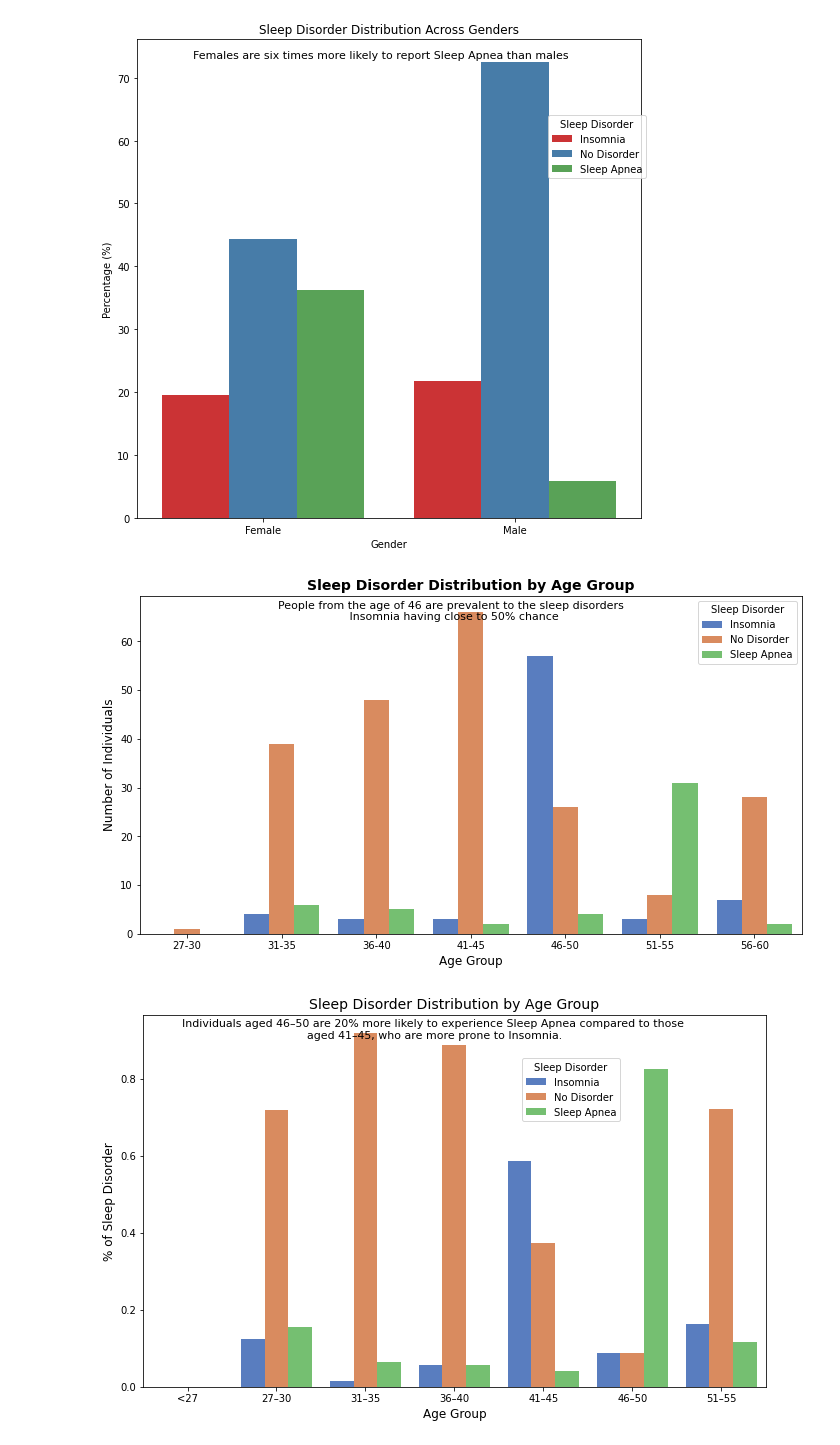
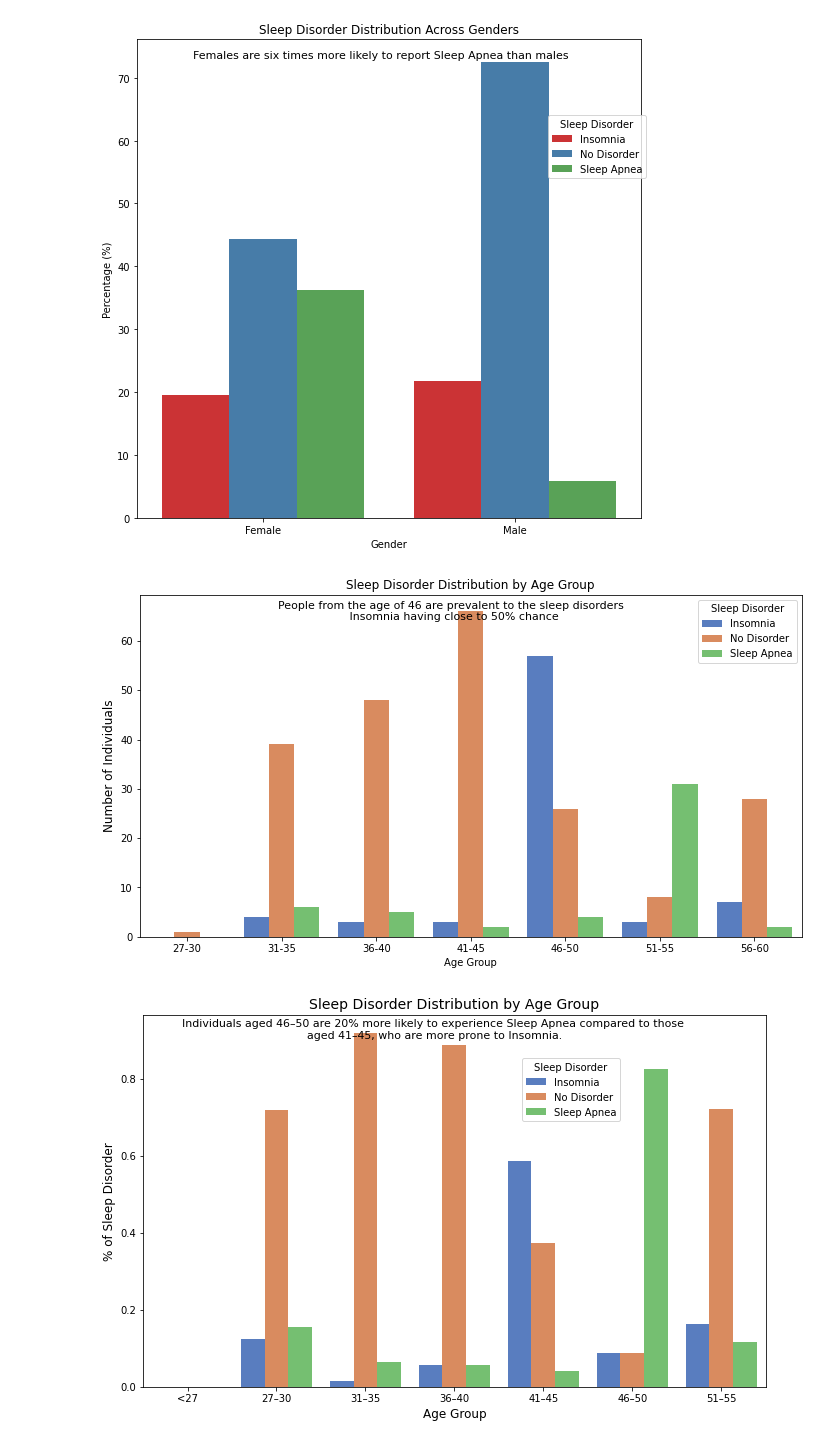
Before and after one commit to jgatharia/Health_and_Sleep_Relation_Project, a Jupyter notebook: health_and_wellness.ipynb, the cells around one changed output. Saved outputs shown, nothing was run; the diff lists cells and outputs as text; code cells hidden in the pictures.

Commit message:
Changed the format of age group distribution from bold font

```diff
--- a/health_and_wellness.ipynb
+++ b/health_and_wellness.ipynb
@@ -381,24 +381,24 @@ plt.show()
 # %%
 # Sleep disorder by Age
 health_wellness_df['Age Group'] = pd.cut(
     health_wellness_df['Age'],
     bins=[0, 27, 31, 36, 41, 46, 51, 56],
     labels=['27-30', '31-35', '36-40', '41-45', '46-50', '51-55', '56-60'])
 
 age_sleep = health_wellness_df.groupby(['Age Group', 'Sleep Disorder']).size().reset_index(name='Count')
 fig, ax = plt.subplots(figsize=(10, 6))
 sns.barplot(data=age_sleep, x='Age Group', y='Count', hue='Sleep Disorder', palette='muted', ax=ax)
-ax.set_title('Sleep Disorder Distribution by Age Group', fontsize=14, weight='bold')
+ax.set_title('Sleep Disorder Distribution by Age Group')
 fig.text(0.5, 0.83, 'People from the age of 46 are prevalent to the sleep disorders \n'
 ' Insomnia having close to 50% chance',
          ha='center', fontsize=11)
-ax.set_xlabel('Age Group', fontsize=12)
+ax.set_xlabel('Age Group')
 ax.set_ylabel('Number of Individuals', fontsize=12)
 ax.legend(title='Sleep Disorder')
 plt.tight_layout(rect=[0,0,1,0.95])
 plt.show()
 # %% [output]
-[figure, old version]
+[figure, new version]
 # %%
 import matplotlib.pyplot as plt
 import seaborn as sns
```
